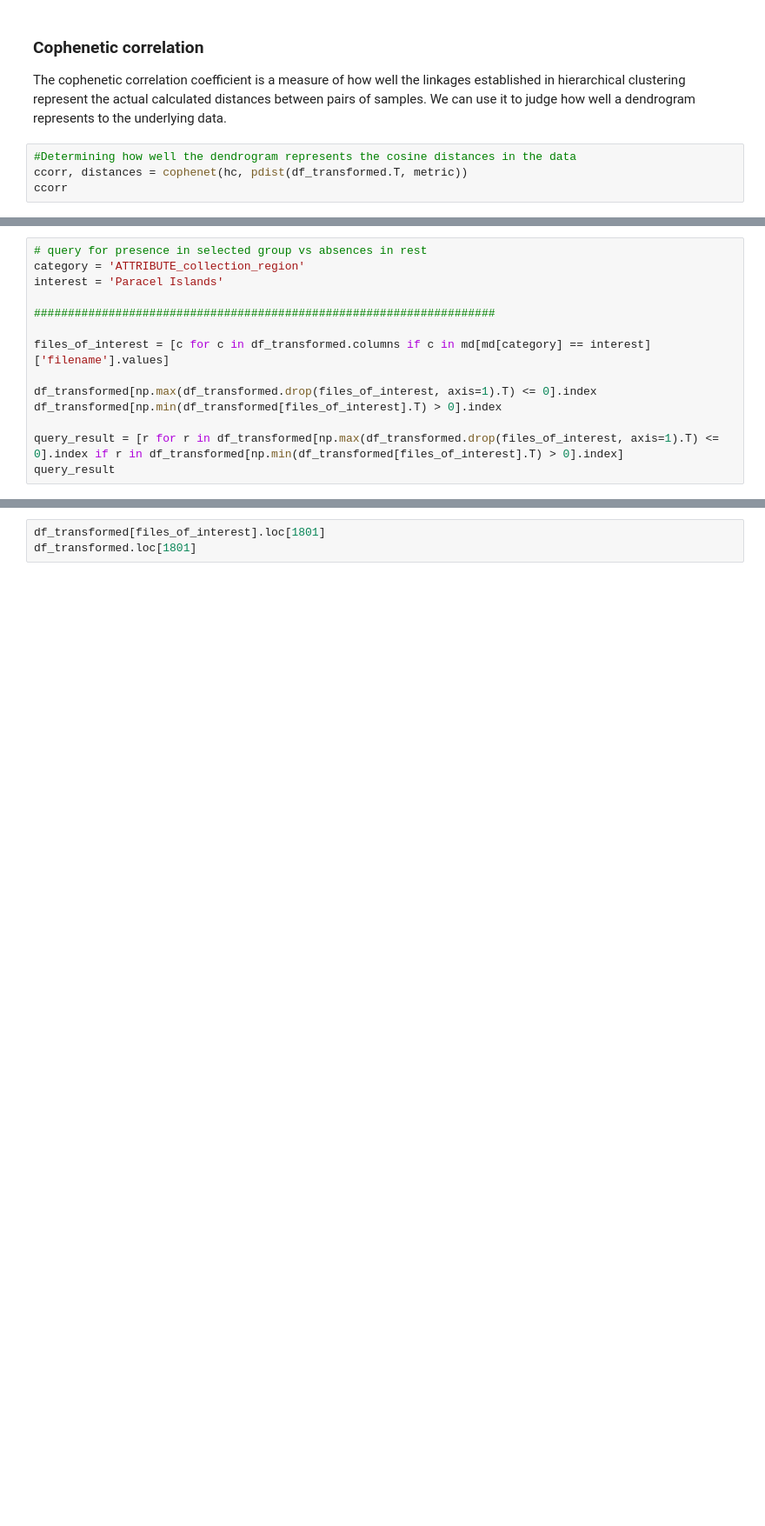
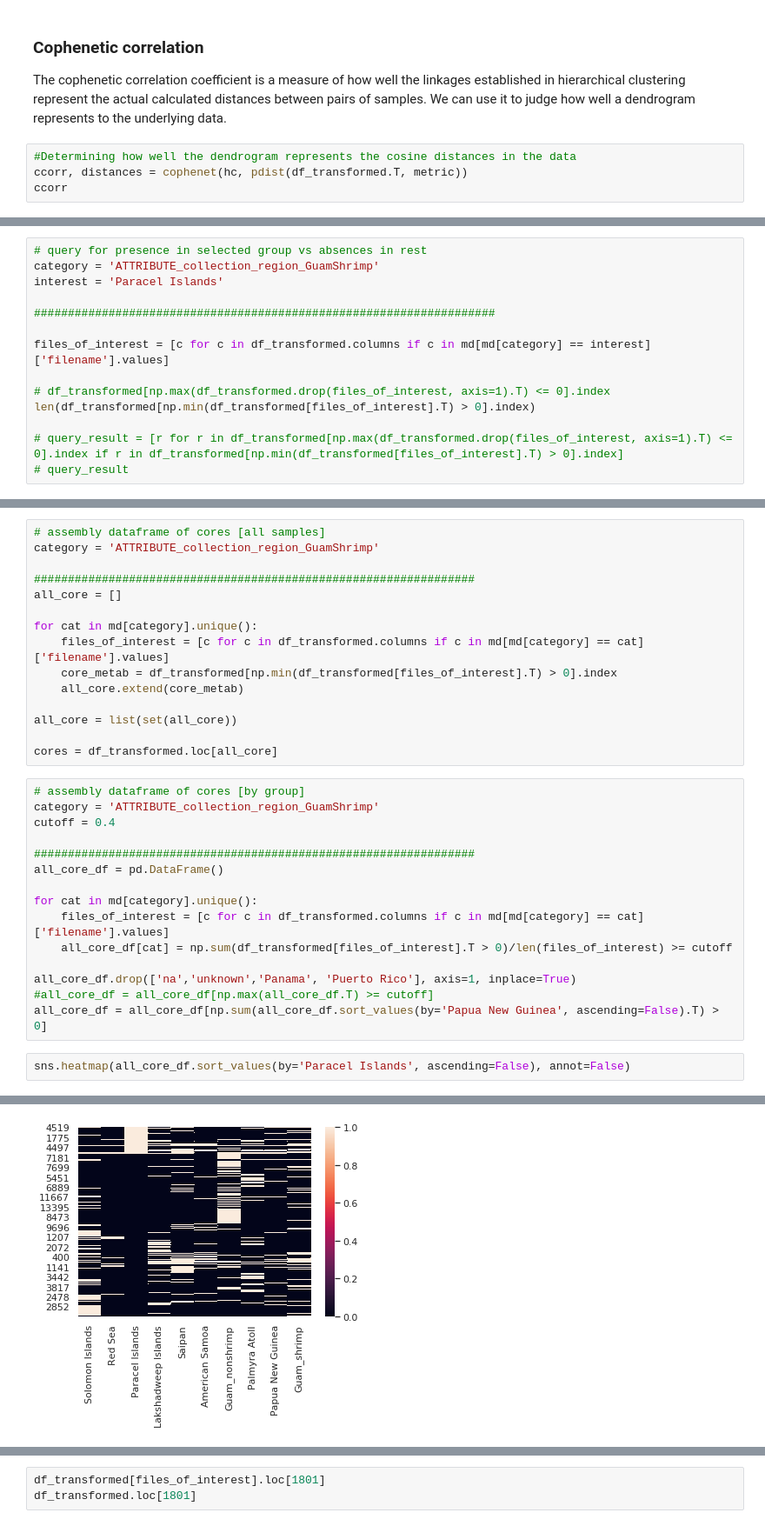
Before and after one commit to c-leber/ORCA, a Jupyter notebook: ORCA.ipynb, the cells around one changed output, grey strips where cells are left out. Shown: that part at 87% size. Cells and saved outputs as stored; diff of their text form; blank space fills up the shorter version.

```diff
--- a/ORCA.ipynb
+++ b/ORCA.ipynb
@@ -970,15 +854,15 @@ Name: 9, dtype: float64
 # %%
 # query for presence in selected group vs absences in rest
-category = 'ATTRIBUTE_collection_region'
+category = 'ATTRIBUTE_collection_region_GuamShrimp'
 interest = 'Paracel Islands'
 
 ####################################################################
 
 files_of_interest = [c for c in df_transformed.columns if c in md[md[category] == interest]['filename'].values]
 
-df_transformed[np.max(df_transformed.drop(files_of_interest, axis=1).T) <= 0].index
-df_transformed[np.min(df_transformed[files_of_interest].T) > 0].index
+# df_transformed[np.max(df_transformed.drop(files_of_interest, axis=1).T) <= 0].index
+len(df_transformed[np.min(df_transformed[files_of_interest].T) > 0].index)
 
-query_result = [r for r in df_transformed[np.max(df_transformed.drop(files_of_interest, axis=1).T) <= 0].index if r in df_transformed[np.min(df_transformed[files_of_interest].T) > 0].index]
-query_result
+# query_result = [r for r in df_transformed[np.max(df_transformed.drop(files_of_interest, axis=1).T) <= 0].index if r in df_transformed[np.min(df_transformed[files_of_interest].T) > 0].index]
+# query_result
 # %% [output]
@@ -1001,0 +870,33 @@ query_result
+# %%
+# assembly dataframe of cores [all samples]
+category = 'ATTRIBUTE_collection_region_GuamShrimp'
+
+#################################################################
+all_core = []
+
+for cat in md[category].unique():
+    files_of_interest = [c for c in df_transformed.columns if c in md[md[category] == cat]['filename'].values]
+    core_metab = df_transformed[np.min(df_transformed[files_of_interest].T) > 0].index
+    all_core.extend(core_metab)
+
+all_core = list(set(all_core))
+
+cores = df_transformed.loc[all_core]
+# %%
+# assembly dataframe of cores [by group]
+category = 'ATTRIBUTE_collection_region_GuamShrimp'
+cutoff = 0.4
+
+#################################################################
+all_core_df = pd.DataFrame()
+
+for cat in md[category].unique():
+    files_of_interest = [c for c in df_transformed.columns if c in md[md[category] == cat]['filename'].values]
+    all_core_df[cat] = np.sum(df_transformed[files_of_interest].T > 0)/len(files_of_interest) >= cutoff
+
+all_core_df.drop(['na','unknown','Panama', 'Puerto Rico'], axis=1, inplace=True)
+#all_core_df = all_core_df[np.max(all_core_df.T) >= cutoff]
+all_core_df = all_core_df[np.sum(all_core_df.sort_values(by='Papua New Guinea', ascending=False).T) > 0]
+# %%
+sns.heatmap(all_core_df.sort_values(by='Paracel Islands', ascending=False), annot=False)
+# %% [output]
@@ -1001,0 +904 @@ query_result
+[figure, added]
```
Also changed, not shown: parts of 33 cells of this notebook.
